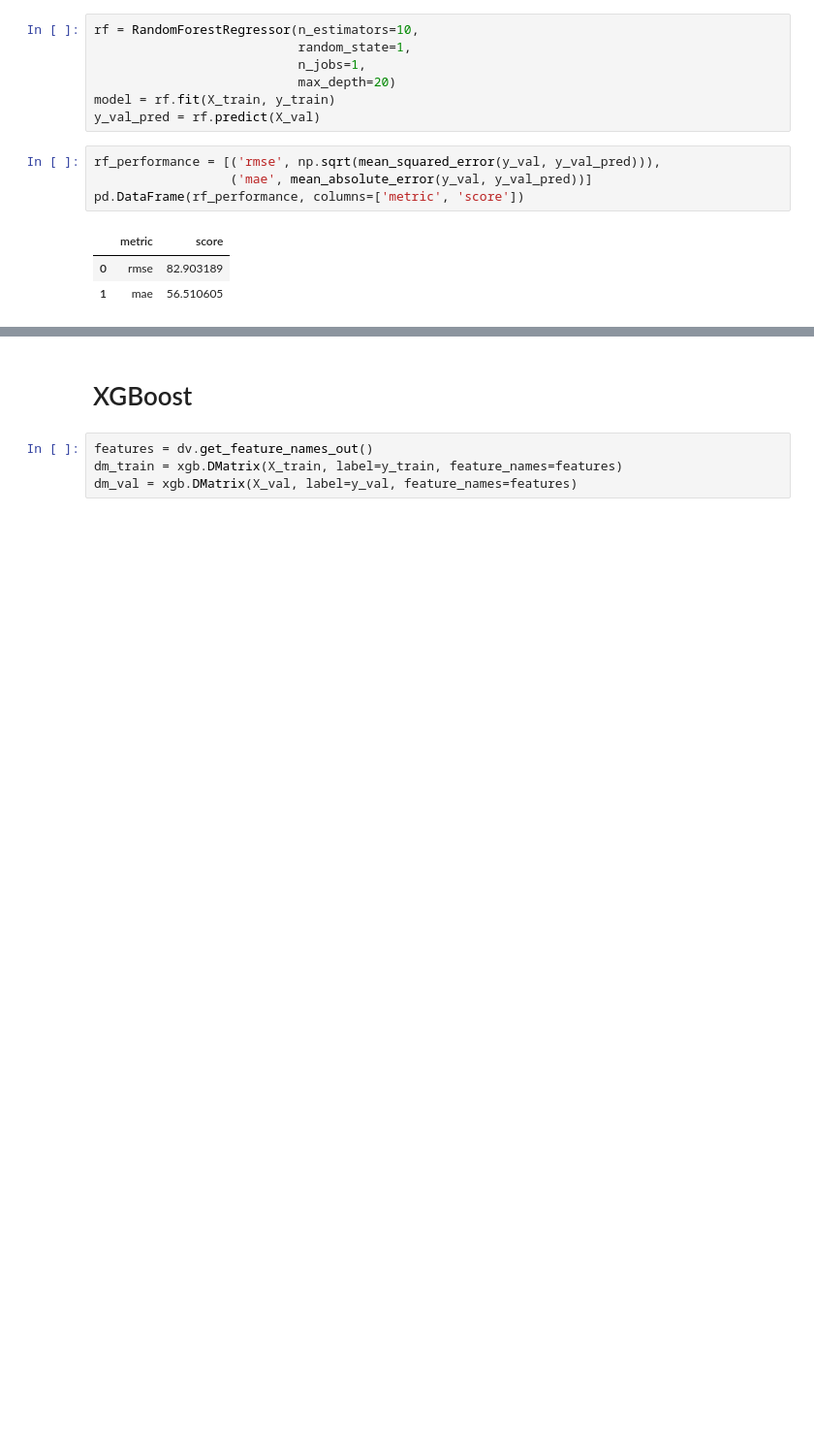
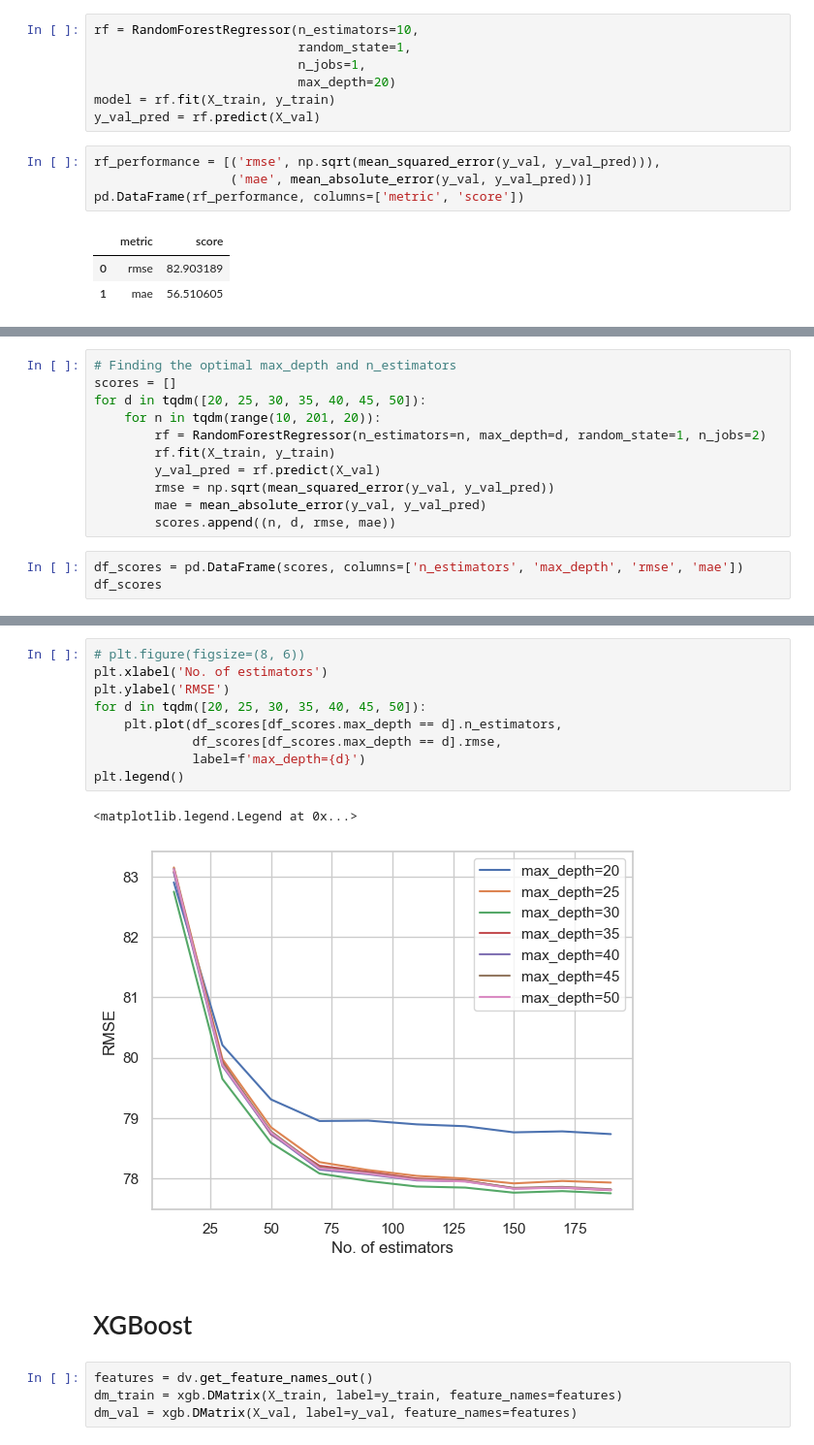
Before and after one commit to kausnz/panama-electricity-load-forecast, a Jupyter notebook: notebook.ipynb, the cells around one changed output, grey strips where cells are left out. Shown at 97% size. Cells and saved outputs as stored; diff of their text form; blank space fills up the shorter version.

Commit message:
Tune random forest parameters to find the best rmse

```diff
--- a/notebook.ipynb
+++ b/notebook.ipynb
@@ -363,0 +368,14 @@ pd.DataFrame(rf_performance, columns=['metric', 'score'])
+# %%
+# Finding the optimal max_depth and n_estimators
+scores = []
+for d in tqdm([20, 25, 30, 35, 40, 45, 50]):
+    for n in tqdm(range(10, 201, 20)):
+        rf = RandomForestRegressor(n_estimators=n, max_depth=d, random_state=1, n_jobs=2)
+        rf.fit(X_train, y_train)
+        y_val_pred = rf.predict(X_val)
+        rmse = np.sqrt(mean_squared_error(y_val, y_val_pred))
+        mae = mean_absolute_error(y_val, y_val_pred)
+        scores.append((n, d, rmse, mae))
+# %%
+df_scores = pd.DataFrame(scores, columns=['n_estimators', 'max_depth', 'rmse', 'mae'])
+df_scores
@@ -364,3 +396,15 @@ pd.DataFrame(rf_performance, columns=['metric', 'score'])
+# %%
+# plt.figure(figsize=(8, 6))
+plt.xlabel('No. of estimators')
+plt.ylabel('RMSE')
+for d in tqdm([20, 25, 30, 35, 40, 45, 50]):
+    plt.plot(df_scores[df_scores.max_depth == d].n_estimators,
+             df_scores[df_scores.max_depth == d].rmse,
+             label=f'max_depth={d}')
+plt.legend()
+# %% [output]
+<matplotlib.legend.Legend at 0x...>
+[figure, added]
 # %% [markdown]
 # XGBoost
 # %%
```
Also changed, not shown: parts of 5 cells of this notebook.
